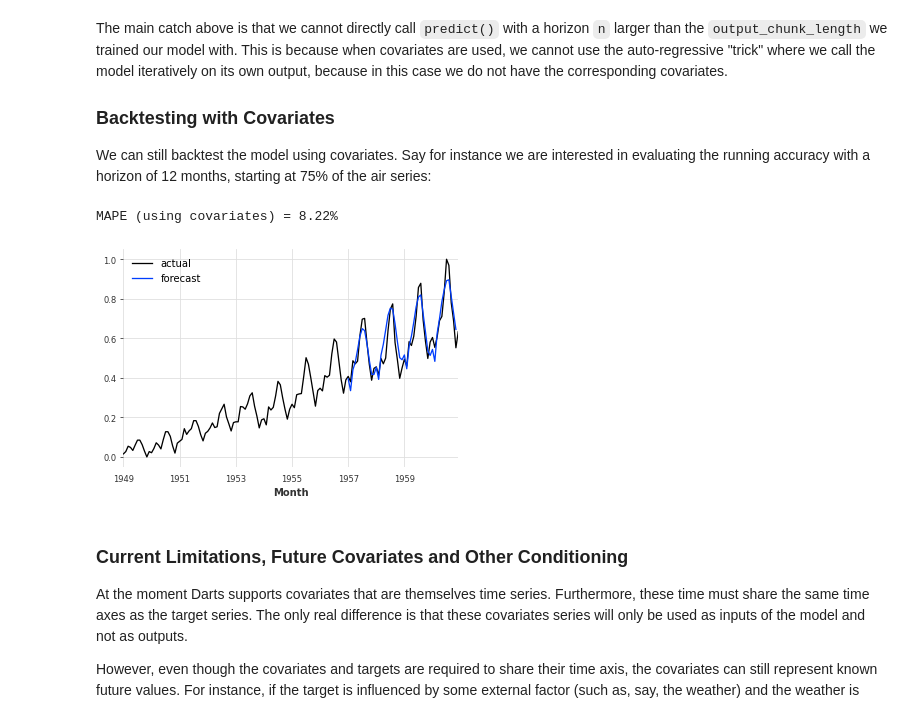
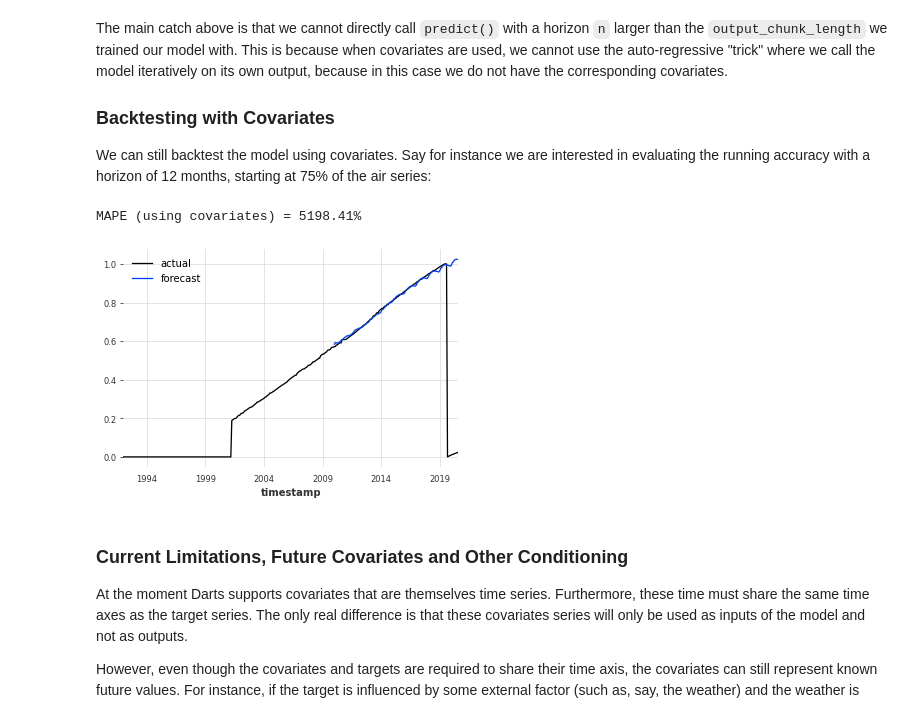
Before and after one commit to geomyll33/Beautez, a Jupyter notebook: 02_multi_time_series_and_covariates.ipynb, the cells around one changed output. Saved outputs shown, nothing was run; the diff lists cells and outputs as text; code cells hidden in the pictures.

```diff
--- a/02_multi_time_series_and_covariates.ipynb
+++ b/02_multi_time_series_and_covariates.ipynb
@@ -313,7 +318,7 @@ model_cov = RNNModel(input_chunk_length=24, output_chunk_length=12, n_epochs=300
 # %% [markdown]
 Now, to train the model with covariates, it is as simple as providing the covariates (in form of a list matching the target series) as `covariates` argument to the `fit()` function:
 # %%
-model_cov.fit(series=[train_air, train_milk],
-              covariates=[air_train_covariates, milk_train_covariates],
+model_cov.fit(series=[train_527163, train_534261, train_666668],
+              covariates=[m527163_train_covariates, m534261_train_covariates,m666668_train_covariates],
               verbose=True)
 # %% [output]
@@ -339,21 +355,21 @@ The main catch above is that we cannot directly call `predict()` with a horizon
 ### Backtesting with Covariates
 We can still backtest the model using covariates. Say for instance we are interested in evaluating the running accuracy with a horizon of 12 months, starting at 75% of the air series:
 # %%
-backtest_cov = model_cov.historical_forecasts(series_air_scaled,
-                                              covariates=air_covariates,
+backtest_cov = model_cov.historical_forecasts(series_527163_scaled,
+                                              covariates=m527163_covariates,
                                               start=0.6,
                                               forecast_horizon=12,
                                               stride=1,
                                               retrain=False,
                                               verbose=True)
 
-series_air_scaled.plot(label='actual')
+series_527163_scaled.plot(label='actual')
 backtest_cov.plot(label='forecast')
 plt.legend();
-print('MAPE (using covariates) = {:.2f}%'.format(mape(series_air_scaled, backtest_cov)))
+print('MAPE (using covariates) = {:.2f}%'.format(mape(series_527163_scaled, backtest_cov)))
 # %% [output]
-MAPE (using covariates) = 8.22%
+MAPE (using covariates) = 5198.41%
-[figure, old version]
+[figure, new version]
 # %% [markdown]
 ### Current Limitations, Future Covariates and Other Conditioning
 At the moment Darts supports covariates that are themselves time series. Furthermore, these time must share the same time axes as the target series. The only real difference is that these covariates series will only be used as inputs of the model and not as outputs.
```
Also changed, not shown: parts of 6 cells of this notebook.
